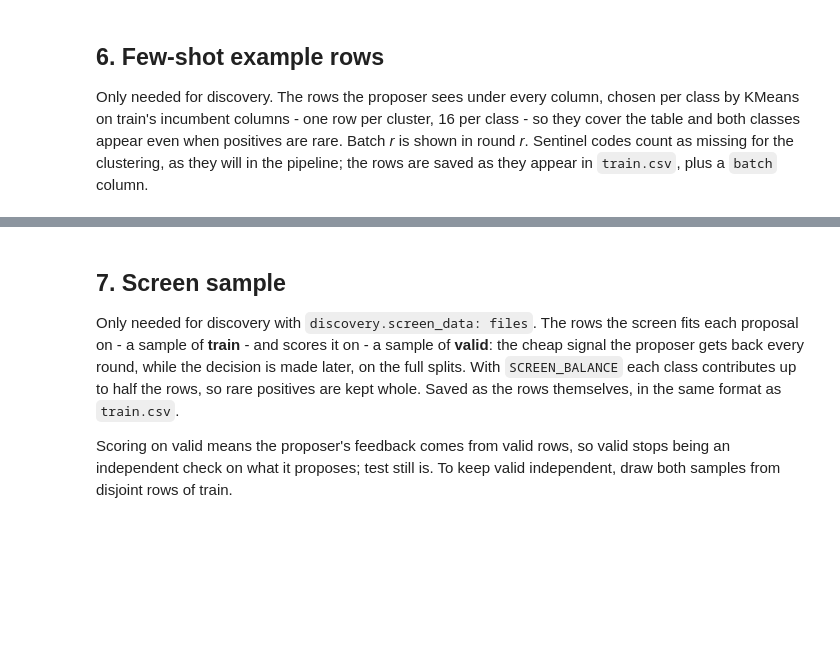
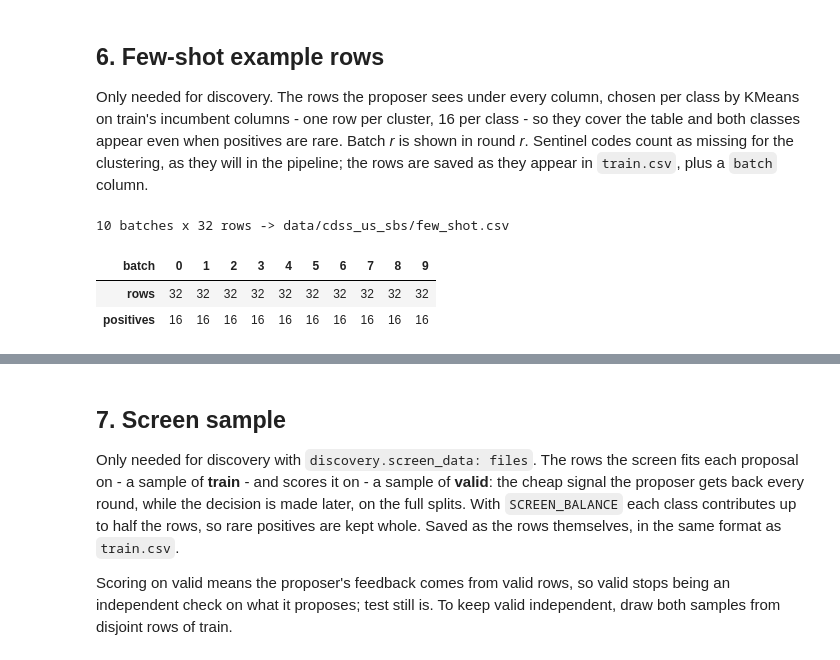
Before and after one commit to Michellemingxuan/autofe, a Jupyter notebook: data/cdss_us_sbs/prepare.ipynb, the cells around one changed output, grey strips where cells are left out. Saved outputs shown, nothing was run; the diff lists cells and outputs as text; code cells hidden in the pictures; blank space fills up the shorter version.

```diff
--- a/data/cdss_us_sbs/prepare.ipynb
+++ b/data/cdss_us_sbs/prepare.ipynb
@@ -149,22 +303,25 @@ for name, path in written.items():
 
 Only needed for discovery. The rows the proposer sees under every column, chosen per class by KMeans on train's incumbent columns - one row per cluster, 16 per class - so they cover the table and both classes appear even when positives are rare. Batch *r* is shown in round *r*. Sentinel codes count as missing for the clustering, as they will in the pipeline; the rows are saved as they appear in `train.csv`, plus a `batch` column.
 # %%
-continuous = cfg.discovery.continuous_columns
-categorical = ([c for c in base if c not in set(continuous)] if continuous is not None
-               else [c for c in cfg.discovery.categorical_columns if c in base])
+categorical = [c for c in cfg.discovery.categorical_columns if c in base]
 
 clean = frames["train"].copy()
 if cfg.data.missing_values:
     clean[base] = clean[base].replace(list(cfg.data.missing_values), np.nan)
-batches = build_shot_batches(clean, target, columns=base, categorical=categorical,
+batches = shots.build_shot_batches_fast(clean, target, columns=base, categorical=categorical,
                              shots=SHOTS, batches=SHOT_BATCHES, seed=SEED)
 # Saved as the raw rows - train.csv's own format, sentinels included - plus batch.
 raw = frames["train"].set_index(id_cols[0], drop=False)
 few_shot = pd.concat([raw.loc[b[id_cols[0]]].assign(batch=i) for i, b in enumerate(batches)],
                      ignore_index=True)
 few_shot = few_shot[["batch", *frames["train"].columns]]
 
 written["few_shot"] = resolve_path(cfg.discovery.few_shot_path, ROOT)
 few_shot.to_csv(written["few_shot"], index=False)
 print(f"{len(batches)} batches x {len(batches[0])} rows -> {written['few_shot'].relative_to(ROOT)}")
 few_shot.groupby("batch")[target].agg(rows="size", positives="sum").T
+# %% [output]
+10 batches x 32 rows -> data/cdss_us_sbs/few_shot.csv
+| batch | 0 | 1 | 2 | 3 | 4 | 5 | 6 | 7 | 8 | 9 |
+| rows | 32 | 32 | 32 | 32 | 32 | 32 | 32 | 32 | 32 | 32 |
+| positives | 16 | 16 | 16 | 16 | 16 | 16 | 16 | 16 | 16 | 16 |
```
Also changed, not shown: parts of 12 cells of this notebook, 25 other files.
